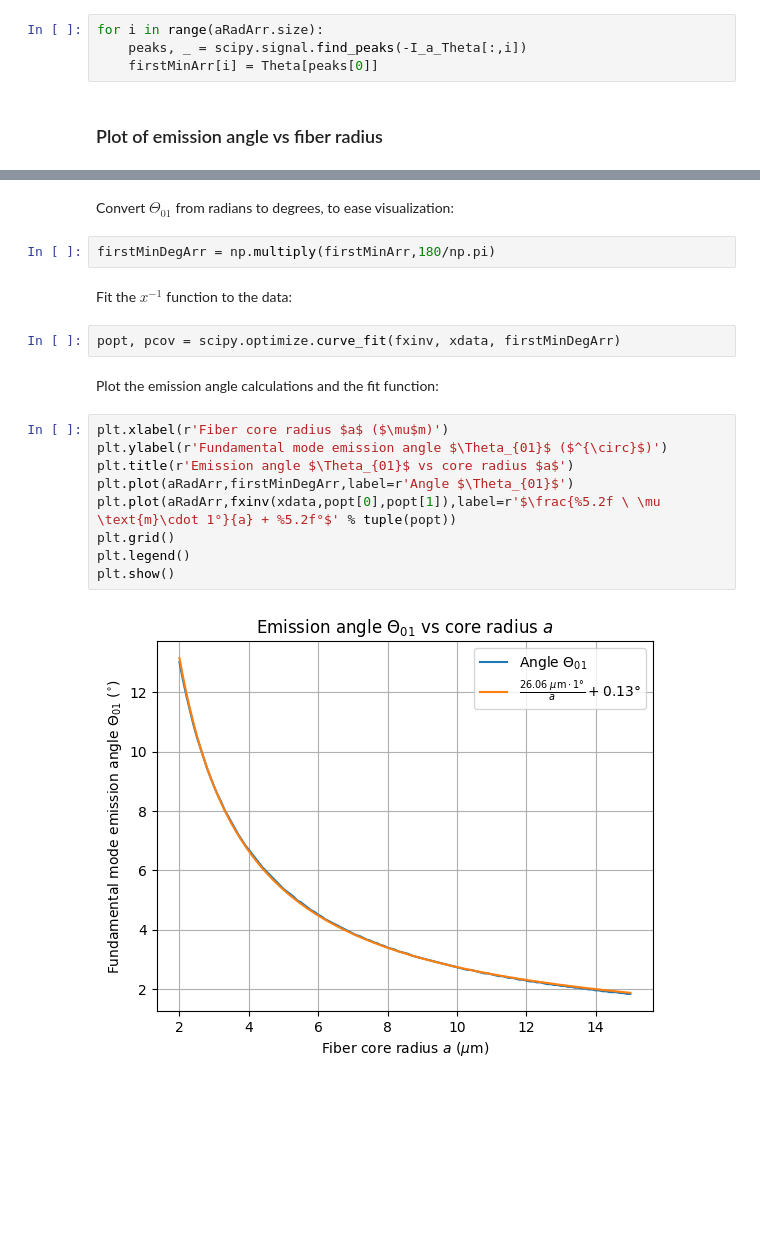
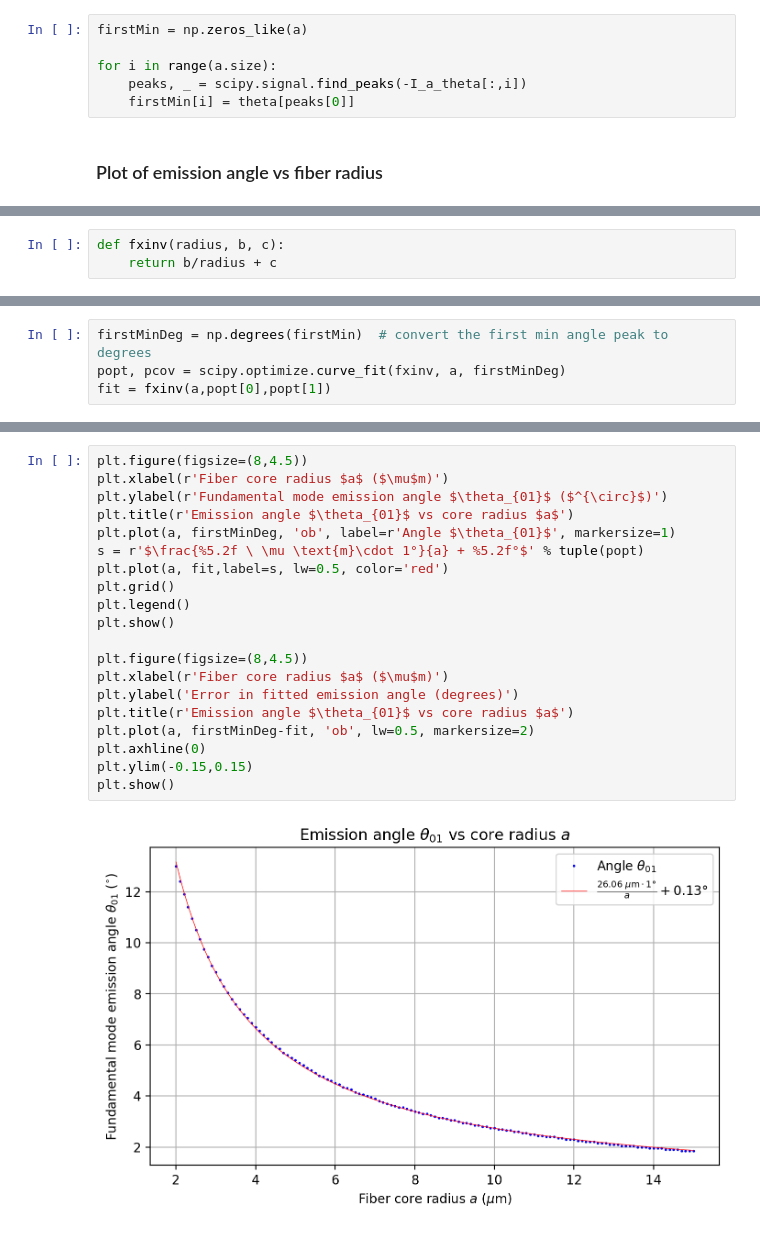
Before and after one commit to scottprahl/ofiber, a Jupyter notebook: docs/9-Far-field-irradiance-and-NA-fiber.ipynb, the cells around one changed output, grey strips where cells are left out. Saved outputs shown, nothing was run; the diff lists cells and outputs as text; blank space fills up the shorter version.

```diff
--- a/docs/9-Far-field-irradiance-and-NA-fiber.ipynb
+++ b/docs/9-Far-field-irradiance-and-NA-fiber.ipynb
@@ -117,6 +133,8 @@ firstMinArr = np.zeros_like(aRadArr)
 # %%
-for i in range(aRadArr.size):
-    peaks, _ = scipy.signal.find_peaks(-I_a_Theta[:,i])
-    firstMinArr[i] = Theta[peaks[0]]
+firstMin = np.zeros_like(a)
+
+for i in range(a.size):
+    peaks, _ = scipy.signal.find_peaks(-I_a_theta[:,i])
+    firstMin[i] = theta[peaks[0]]
 # %% [markdown]
 ### Plot of emission angle vs fiber radius
@@ -122,0 +143,3 @@ for i in range(aRadArr.size):
+# %%
+def fxinv(radius, b, c):
+    return b/radius + c
@@ -123 +148,5 @@ for i in range(aRadArr.size):
+# %%
+firstMinDeg = np.degrees(firstMin)  # convert the first min angle peak to degrees
+popt, pcov = scipy.optimize.curve_fit(fxinv, a, firstMinDeg)
+fit = fxinv(a,popt[0],popt[1])
 # %% [markdown]
@@ -134,21 +154,22 @@ xdata = aRadArr
-# %% [markdown]
-Convert $\Theta_{01}$ from radians to degrees, to ease visualization:
-# %%
-firstMinDegArr = np.multiply(firstMinArr,180/np.pi)
-# %% [markdown]
-Fit the $x^{-1}$ function to the data:
-# %%
-popt, pcov = scipy.optimize.curve_fit(fxinv, xdata, firstMinDegArr)
-# %% [markdown]
-Plot the emission angle calculations and the fit function:
 # %%
+plt.figure(figsize=(8,4.5))
 plt.xlabel(r'Fiber core radius $a$ ($\mu$m)')
-plt.ylabel(r'Fundamental mode emission angle $\Theta_{01}$ ($^{\circ}$)')
-plt.title(r'Emission angle $\Theta_{01}$ vs core radius $a$')
-plt.plot(aRadArr,firstMinDegArr,label=r'Angle $\Theta_{01}$')
-plt.plot(aRadArr,fxinv(xdata,popt[0],popt[1]),label=r'$\frac{%5.2f \ \mu \text{m}\cdot 1°}{a} + %5.2f°$' % tuple(popt))
+plt.ylabel(r'Fundamental mode emission angle $\theta_{01}$ ($^{\circ}$)')
+plt.title(r'Emission angle $\theta_{01}$ vs core radius $a$')
+plt.plot(a, firstMinDeg, 'ob', label=r'Angle $\theta_{01}$', markersize=1)
+s = r'$\frac{%5.2f \ \mu \text{m}\cdot 1°}{a} + %5.2f°$' % tuple(popt)
+plt.plot(a, fit,label=s, lw=0.5, color='red')
 plt.grid()
 plt.legend()
 plt.show()
+
+plt.figure(figsize=(8,4.5))
+plt.xlabel(r'Fiber core radius $a$ ($\mu$m)')
+plt.ylabel('Error in fitted emission angle (degrees)')
+plt.title(r'Emission angle $\theta_{01}$ vs core radius $a$')
+plt.plot(a, firstMinDeg-fit, 'ob', lw=0.5, markersize=2)
+plt.axhline(0)
+plt.ylim(-0.15,0.15)
+plt.show()
 # %% [output]
-[figure, old version]
+[figure, new version]
```
Also changed, not shown: parts of 51 cells of this notebook, 4 other files.
